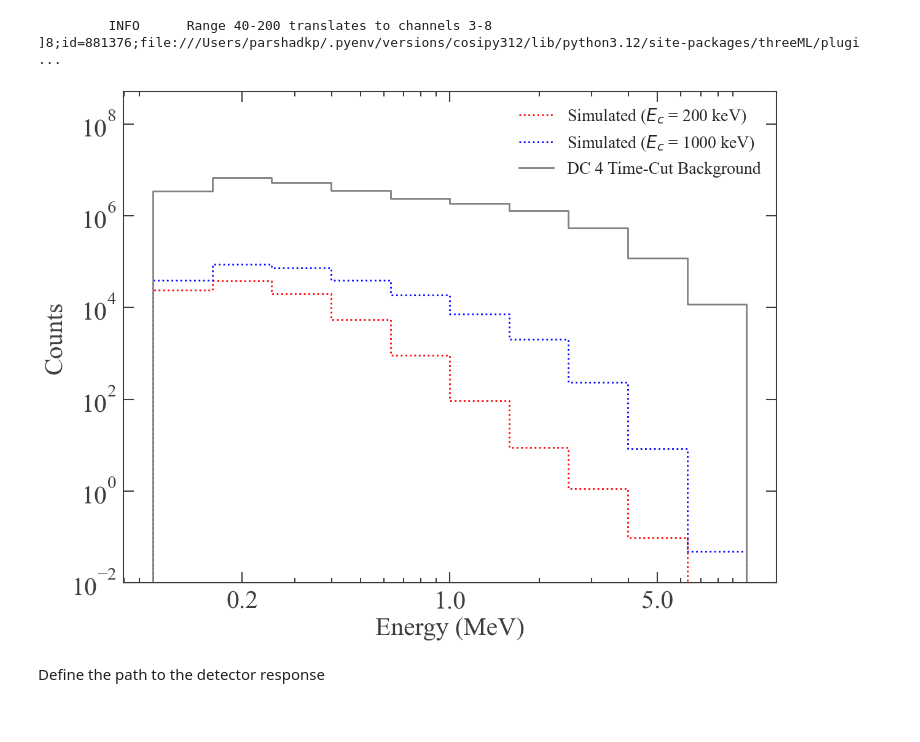
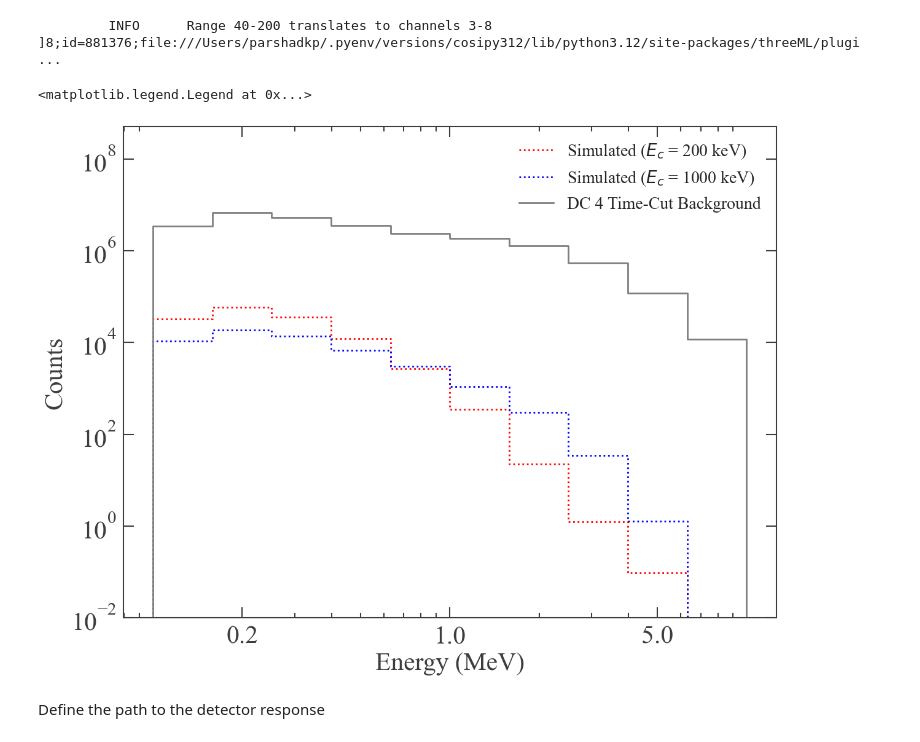
Before and after one commit to parshadkp/cosipy, a Jupyter notebook: docs/tutorials/spectral_fits/continuum_fit/AGN/AGN_Corona_Paper_Plots.ipynb, the cells around one changed output. Saved outputs shown, nothing was run; the diff lists cells and outputs as text; code cells hidden in the pictures.

Commit message:
Faint vs Bright model fit

```diff
--- a/docs/tutorials/spectral_fits/continuum_fit/AGN/AGN_Corona_Paper_Plots.ipynb
+++ b/docs/tutorials/spectral_fits/continuum_fit/AGN/AGN_Corona_Paper_Plots.ipynb
@@ -59,7 +59,7 @@ sc_orientation = SpacecraftFile.parse_from_file(data_path /"DC3_Files/DC3_final_
 # %%
 dr = str(data_path / "DC3_Files/ResponseContinuum.o3.e100_10000.b10log.s10396905069491.m2284.filtered.nonsparse.binnedimaging.imagingresponse_nside8.area.good_chunks.h5") # DC3
 # %%
-multiplier_4151 = 1
+multiplier_4151 = 3
 multiplier_1068 = 1
 # %% [markdown]
 # Source Model Plots
@@ -488,19 +572,26 @@ bat_ec1000.set_active_measurements("40-200")
          INFO      Range 40-200 translates to channels 3-8                                     ]8;id=605145;file:///Users/parshadkp/.pyenv/versions/cosipy312/lib/python3.12/site-packages/threeML/plugi ...
          INFO      Range 40-200 translates to channels 3-8                                     ]8;id=881376;file:///Users/parshadkp/.pyenv/versions/cosipy312/lib/python3.12/site-packages/threeML/plugi ...
 # %%
-NGC4151_ec200 = Histogram.open(data_path/"AGN_Data/GammaRay/Paper_Models/NGC_4151_ec200_DC3_COSI_cpl_pl.hdf5")*multiplier_4151
-bkg = Histogram.open(data_path /  "DC4_Files/Total_DC4_BG_3months_binned_data_filtered_with_SAAcut_withSAAbck_NGC4151_TimeCut.hdf5")*multiplier_4151
-NGC4151_ec200_bkg = Histogram.open(data_path/"AGN_Data/GammaRay/Paper_Models/NGC_4151_ec200_DC4_COSI_cpl_pl_TimeCutBkg.hdf5")*multiplier_4151
+# NGC4151_ec200 = Histogram.open(data_path/"AGN_Data/GammaRay/Paper_Models/NGC_4151_ec200_DC3_COSI_cpl_pl.hdf5")*multiplier_4151
+# bkg = Histogram.open(data_path /  "DC4_Files/Total_DC4_BG_3months_binned_data_filtered_with_SAAcut_withSAAbck_NGC4151_TimeCut.hdf5")*multiplier_4151
+# NGC4151_ec200_bkg = Histogram.open(data_path/"AGN_Data/GammaRay/Paper_Models/NGC_4151_ec200_DC4_COSI_cpl_pl_TimeCutBkg.hdf5")*multiplier_4151
 
 # NGC4151_ec200 = Histogram.open(data_path/"AGN_Data/GammaRay/Paper_Models/NGC_4151_ec200_DC3_COSI_cpl.hdf5")*multiplier_4151
 # bkg = Histogram.open(data_path /  "DC4_Files/Total_DC4_BG_3months_binned_data_filtered_with_SAAcut_withSAAbck.hdf5")*multiplier_4151
 # NGC4151_ec200_bkg = Histogram.open(data_path/"AGN_Data/GammaRay/Paper_Models/NGC_4151_ec200_DC4_COSI_cpl_TimeCutBkg.hdf5")*multiplier_4151
+
+NGC4151_ec200 = Histogram.open(data_path/"AGN_Data/GammaRay/Paper_Models/NGC_4151_ec264_DC3_COSI_cpl_pl_bright.hdf5")*multiplier_4151
+bkg = Histogram.open(data_path /  "DC4_Files/Total_DC4_BG_3months_binned_data_filtered_with_SAAcut_withSAAbck_NGC4151_TimeCut.hdf5")*multiplier_4151
+NGC4151_ec200_bkg = Histogram.open(data_path/"AGN_Data/GammaRay/Paper_Models/NGC_4151_ec264_DC4_COSI_cpl_pl_bright_TimeCutBkg.hdf5")*multiplier_4151
 # %%
-NGC4151_ec1000 = Histogram.open(data_path/"AGN_Data/GammaRay/Paper_Models/NGC_4151_ec1000_DC3_COSI_cpl_pl.hdf5")*multiplier_4151
-NGC4151_ec1000_bkg = Histogram.open(data_path/"AGN_Data/GammaRay/Paper_Models/NGC_4151_ec1000_DC4_COSI_cpl_pl_TimeCutBkg.hdf5")*multiplier_4151
+# NGC4151_ec1000 = Histogram.open(data_path/"AGN_Data/GammaRay/Paper_Models/NGC_4151_ec1000_DC3_COSI_cpl_pl.hdf5")*multiplier_4151
+# NGC4151_ec1000_bkg = Histogram.open(data_path/"AGN_Data/GammaRay/Paper_Models/NGC_4151_ec1000_DC4_COSI_cpl_pl_TimeCutBkg.hdf5")*multiplier_4151
 
 # NGC4151_ec1000 = Histogram.open(data_path/"AGN_Data/GammaRay/Paper_Models/NGC_4151_ec1000_DC3_COSI_cpl.hdf5")*multiplier_4151
 # NGC4151_ec1000_bkg = Histogram.open(data_path/"AGN_Data/GammaRay/Paper_Models/NGC_4151_ec1000_DC4_COSI_cpl_TimeCutBkg.hdf5")*multiplier_4151
+
+NGC4151_ec1000 = Histogram.open(data_path/"AGN_Data/GammaRay/Paper_Models/NGC_4151_ec1000_DC3_COSI_cpl_pl_faint.hdf5")*multiplier_4151
+NGC4151_ec1000_bkg = Histogram.open(data_path/"AGN_Data/GammaRay/Paper_Models/NGC_4151_ec1000_DC4_COSI_cpl_pl_faint_TimeCutBkg.hdf5")*multiplier_4151
 # %%
 FONT_SIZE=30
 plt.rcParams['agg.path.chunksize'] = 10000
@@ -518,36 +609,37 @@ fig, ax = plt.subplots(figsize=(12, 9), constrained_layout=True)
 
 ax.xaxis.set_tick_params(which='major', size=12, width=1.5, direction='in', top='on', pad=8, labelsize=FONT_SIZE)
 ax.xaxis.set_tick_params(which='minor', size=6, width=1.5, direction='in', top='on', pad=8)
 ax.yaxis.set_tick_params(which='major', size=12, width=1.5, direction='in', right='on', pad=8, labelsize=FONT_SIZE)
 ax.yaxis.set_tick_params(which='minor', size=6, width=1.5, direction='in', right='on', pad=8)
 
 ax.spines['right'].set_visible(True)
 ax.spines['top'].set_visible(True)
 
 NGC4151_ec200.project("Em").draw(ax, label="Simulated ($E_c$ = 200 keV)", color="red", linestyle="dotted")
 NGC4151_ec1000.project("Em").draw(ax, label="Simulated ($E_c$ = 1000 keV)", color="blue", linestyle="dotted")
 bkg.project("Em").draw(ax, label="DC 4 Time-Cut Background", color="grey")
 # NGC4151_ec200_bkg.project("Em").draw(ax, label="NGC 4151 Model + Background", linestyle='dashdot', color="blue")
 # NGC4151_ec1000_bkg.project("Em").draw(ax, label="NGC4151 TH + NTH + Time-Cut Background", linestyle='dashdot', color="blue")
 
 ax.set_yscale("log")
 ax.set_xscale("log")
 
 ax.set_ylabel("Counts", fontsize=FONT_SIZE)
 ax.set_ylim(1e-2, 5e8)
 
 ax.xaxis.set_major_locator(mticker.FixedLocator([200, 1000, 5000]))
 ax.xaxis.set_major_formatter(
     mticker.FixedFormatter(["0.2", "1.0", "5.0"])
 )
 
 ax.set_xlabel("Energy (MeV)", fontsize=FONT_SIZE)
 ax.legend(fontsize=20, loc='upper right', frameon=False)
 
-save_path = "/Users/parshadkp/Library/CloudStorage/OneDrive-ClemsonUniversity/Papers/AGN_Corona_EC/Plots/NGC4151_FullModel_Counts_200_1000_3Months.pdf"
-plt.savefig(save_path)
+# save_path = "/Users/parshadkp/Library/CloudStorage/OneDrive-ClemsonUniversity/Papers/AGN_Corona_EC/Plots/NGC4151_FullModel_Counts_200_1000_3Months.pdf"
+# plt.savefig(save_path)
 # %% [output]
+<matplotlib.legend.Legend at 0x...>
-[figure, old version]
+[figure, new version]
 # %% [markdown]
 Define the path to the detector response
 # %% [markdown]
```
Also changed, not shown: parts of 39 cells of this notebook, 1 other file.
